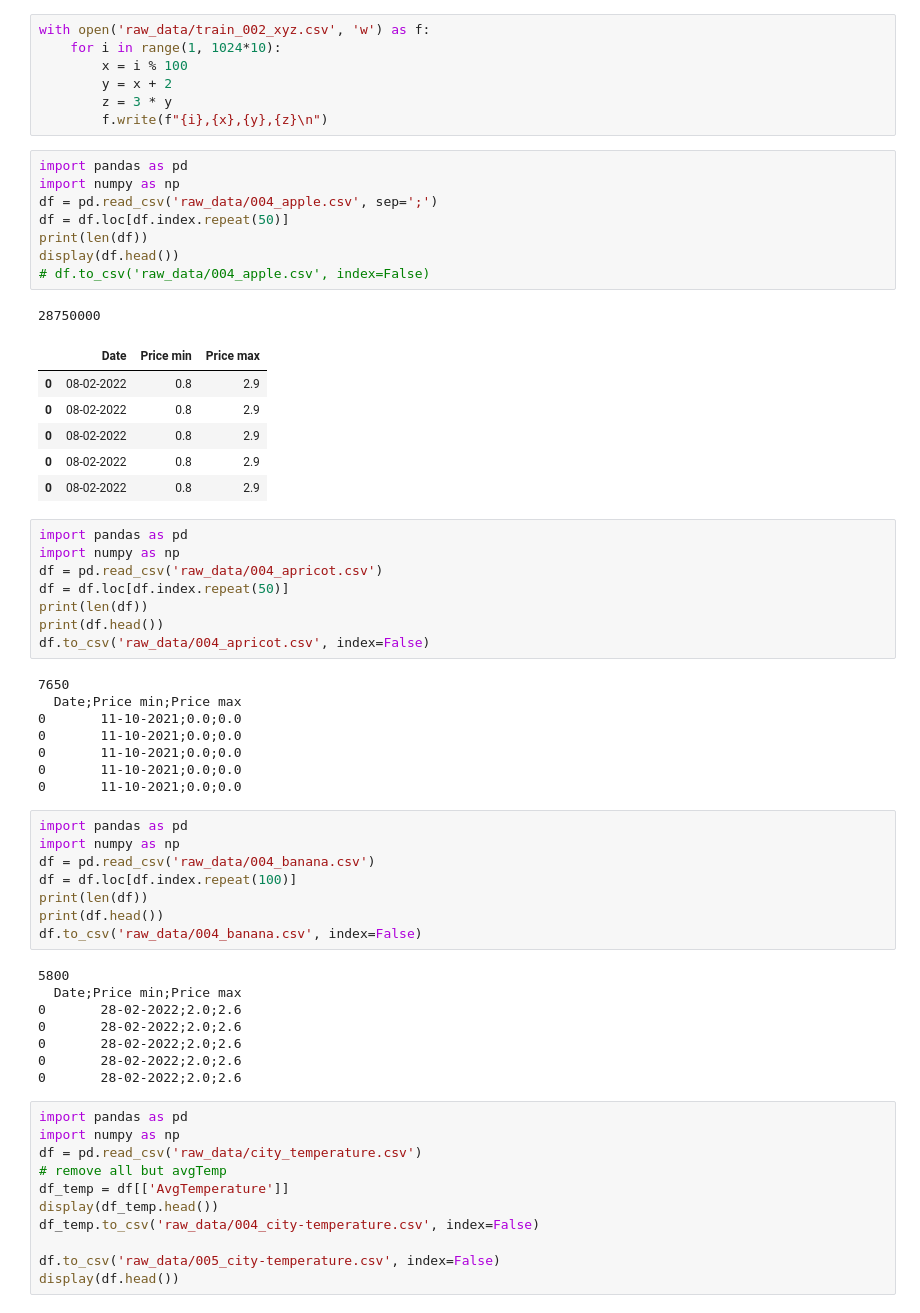
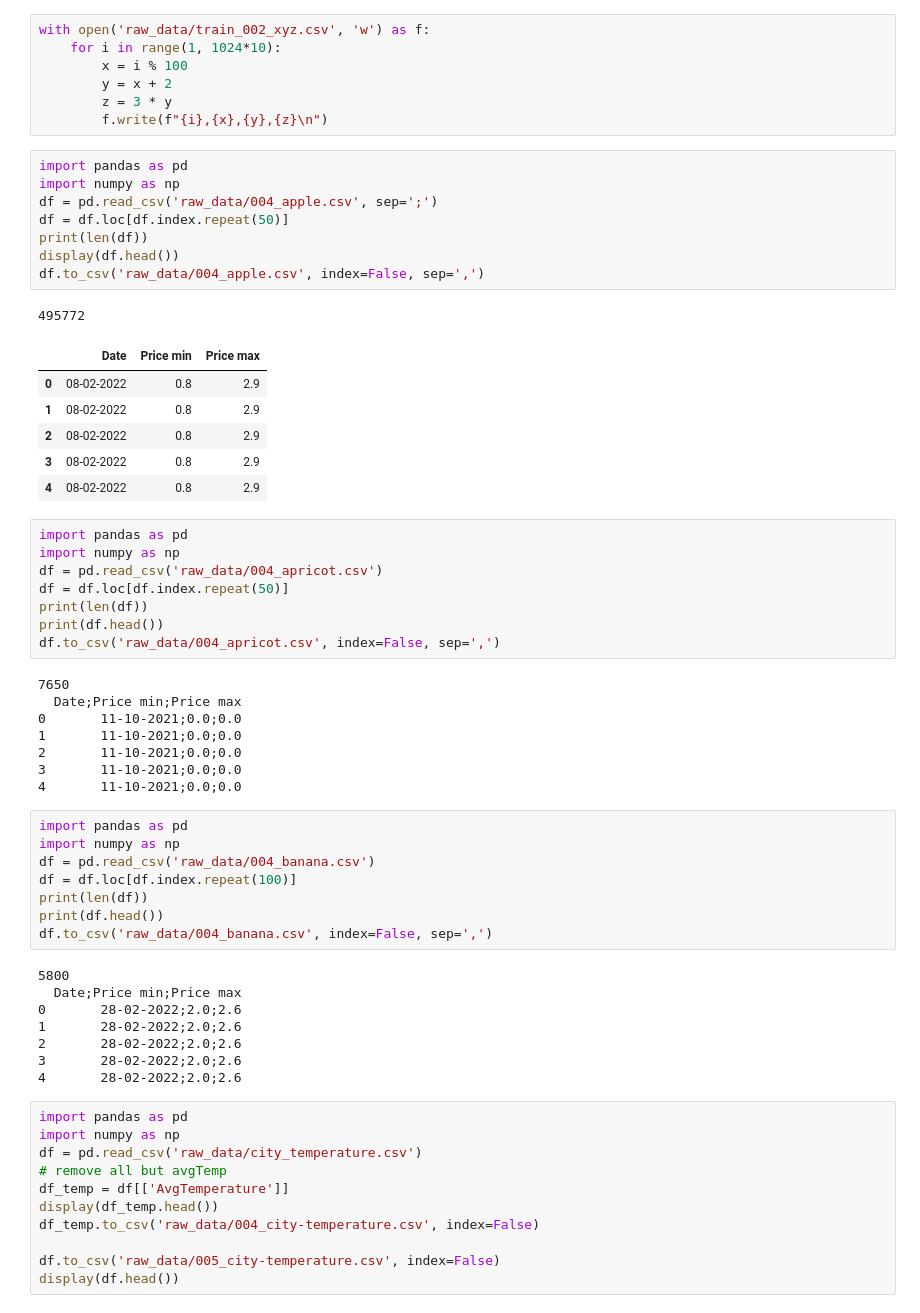
Before and after one commit to JoeyShapiro/TimeSeriesGPT, a Jupyter notebook: data.ipynb, the cells around one changed output. Saved outputs shown, nothing was run; the diff lists cells and outputs as text.

```diff
--- a/data.ipynb
+++ b/data.ipynb
@@ -96,19 +96,19 @@ with open('raw_data/train_002_xyz.csv', 'w') as f:
 # %%
 import pandas as pd
 import numpy as np
 df = pd.read_csv('raw_data/004_apple.csv', sep=';')
 df = df.loc[df.index.repeat(50)]
 print(len(df))
 display(df.head())
-# df.to_csv('raw_data/004_apple.csv', index=False)
+df.to_csv('raw_data/004_apple.csv', index=False, sep=',')
 # %% [output]
-28750000
+495772
 |  | Date | Price min | Price max |
 | 0 | 08-02-2022 | 0.8 | 2.9 |
-| 0 | 08-02-2022 | 0.8 | 2.9 |
-| 0 | 08-02-2022 | 0.8 | 2.9 |
-| 0 | 08-02-2022 | 0.8 | 2.9 |
-| 0 | 08-02-2022 | 0.8 | 2.9 |
+| 1 | 08-02-2022 | 0.8 | 2.9 |
+| 2 | 08-02-2022 | 0.8 | 2.9 |
+| 3 | 08-02-2022 | 0.8 | 2.9 |
+| 4 | 08-02-2022 | 0.8 | 2.9 |
 # %%
 import pandas as pd
 import numpy as np
@@ -116,15 +116,15 @@ df = pd.read_csv('raw_data/004_apricot.csv')
 df = df.loc[df.index.repeat(50)]
 print(len(df))
 print(df.head())
-df.to_csv('raw_data/004_apricot.csv', index=False)
+df.to_csv('raw_data/004_apricot.csv', index=False, sep=',')
 # %% [output]
 7650
   Date;Price min;Price max
 0       11-10-2021;0.0;0.0
-0       11-10-2021;0.0;0.0
-0       11-10-2021;0.0;0.0
-0       11-10-2021;0.0;0.0
-0       11-10-2021;0.0;0.0
+1       11-10-2021;0.0;0.0
+2       11-10-2021;0.0;0.0
+3       11-10-2021;0.0;0.0
+4       11-10-2021;0.0;0.0
 # %%
 import pandas as pd
 import numpy as np
@@ -132,15 +132,15 @@ df = pd.read_csv('raw_data/004_banana.csv')
 df = df.loc[df.index.repeat(100)]
 print(len(df))
 print(df.head())
-df.to_csv('raw_data/004_banana.csv', index=False)
+df.to_csv('raw_data/004_banana.csv', index=False, sep=',')
 # %% [output]
 5800
   Date;Price min;Price max
 0       28-02-2022;2.0;2.6
-0       28-02-2022;2.0;2.6
-0       28-02-2022;2.0;2.6
-0       28-02-2022;2.0;2.6
-0       28-02-2022;2.0;2.6
+1       28-02-2022;2.0;2.6
+2       28-02-2022;2.0;2.6
+3       28-02-2022;2.0;2.6
+4       28-02-2022;2.0;2.6
 # %%
 import pandas as pd
 import numpy as np
```
Also changed, not shown: 1 other file.
